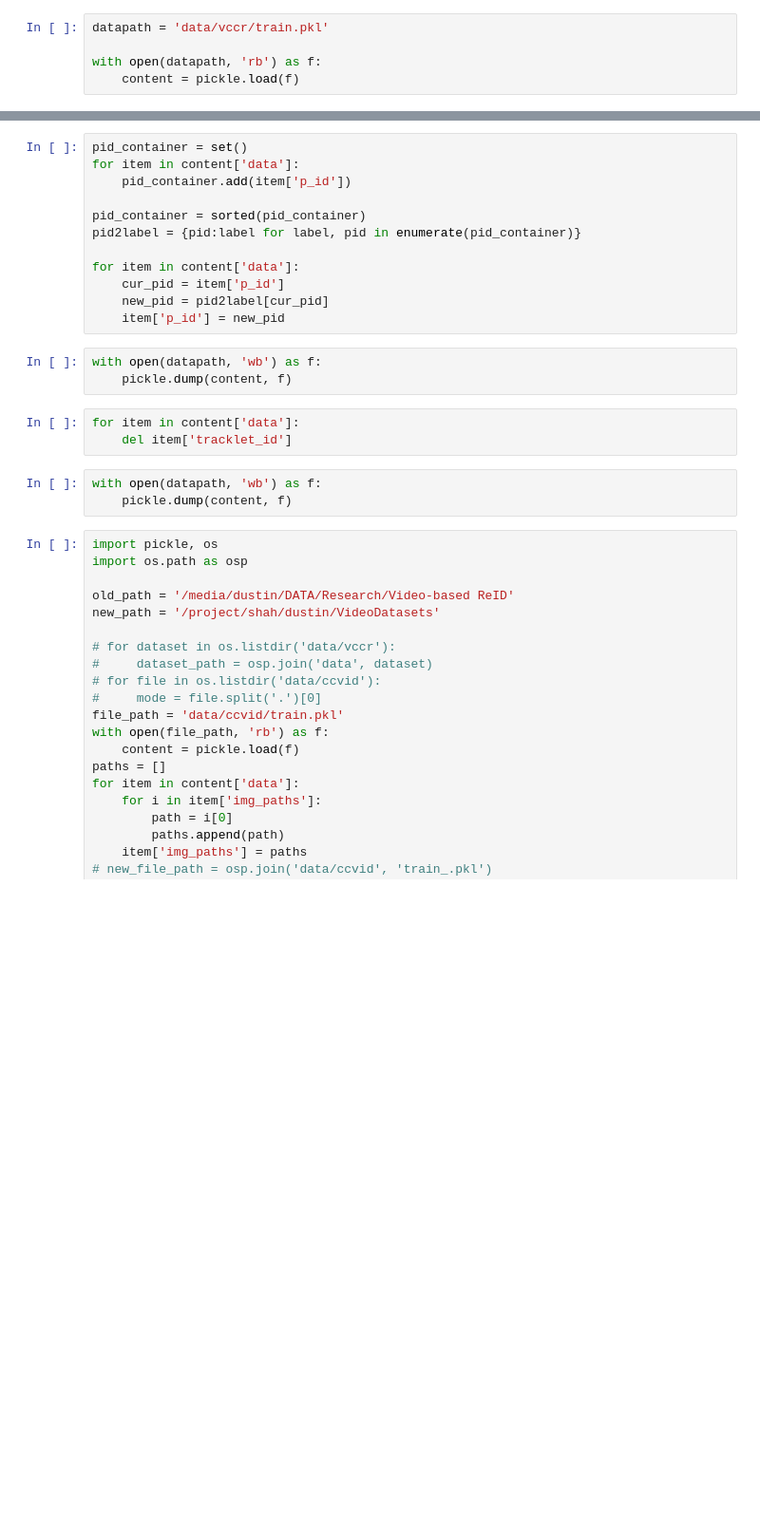
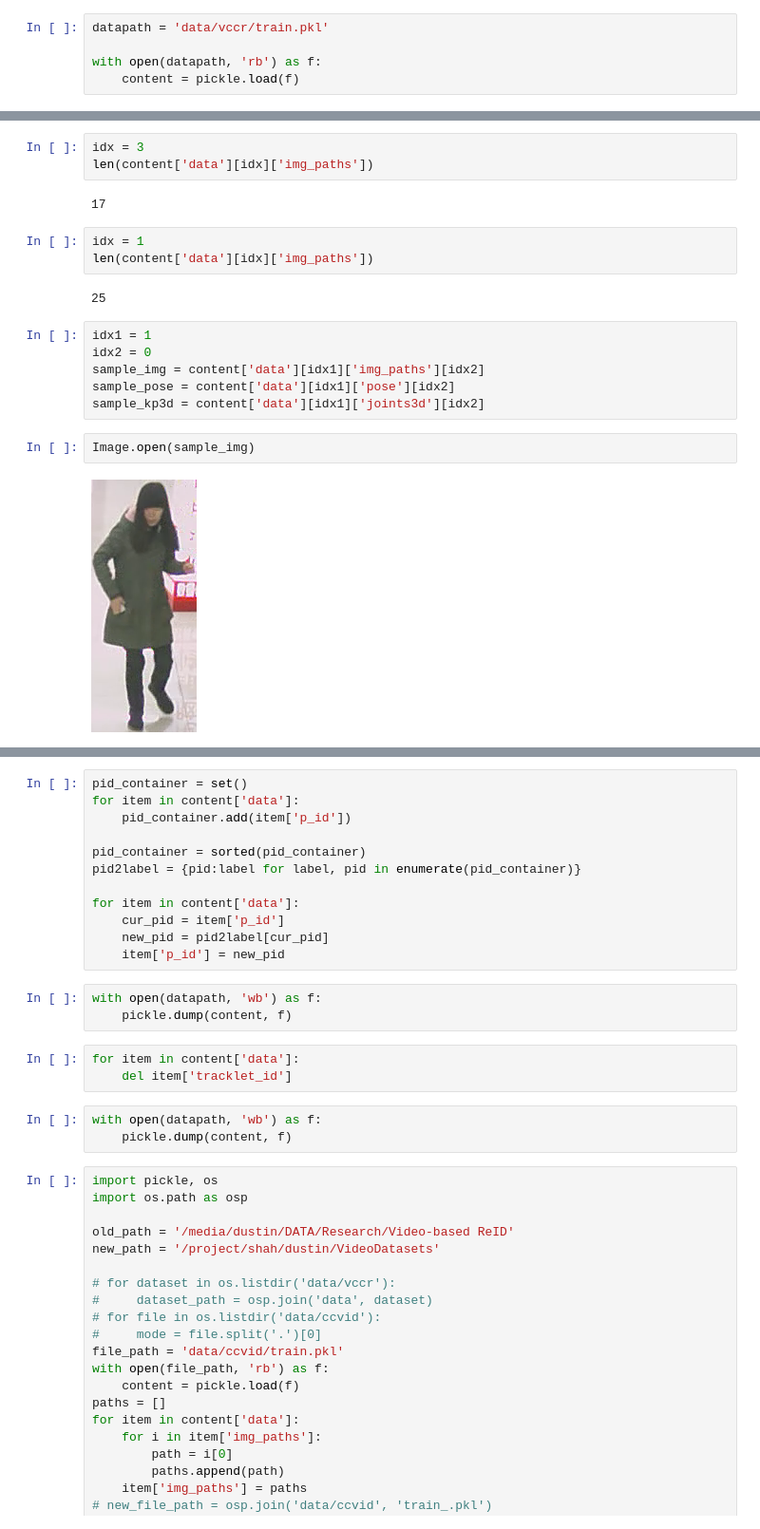
Before and after one commit to dustin-nguyen-qil/SEMI_VCCReID, a Jupyter notebook: a.ipynb, the cells around one changed output, grey strips where cells are left out. Shown: that part at 95% size. Cells and saved outputs as stored; diff of their text form; blank space fills up the shorter version.

```diff
--- a/a.ipynb
+++ b/a.ipynb
@@ -28,0 +29,20 @@ content['data'][0]['betas']
+# %%
+idx = 3
+len(content['data'][idx]['img_paths'])
+# %% [output]
+17
+# %%
+idx = 1
+len(content['data'][idx]['img_paths'])
+# %% [output]
+25
+# %%
+idx1 = 1
+idx2 = 0
+sample_img = content['data'][idx1]['img_paths'][idx2]
+sample_pose = content['data'][idx1]['pose'][idx2]
+sample_kp3d = content['data'][idx1]['joints3d'][idx2]
+# %%
+Image.open(sample_img)
+# %% [output]
+[figure, added]
```
Also changed, not shown: parts of 10 cells of this notebook, 10 other files.
